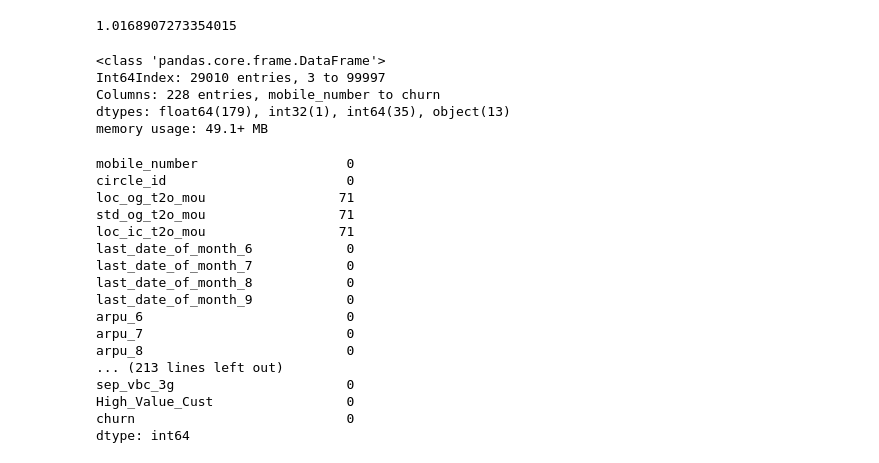
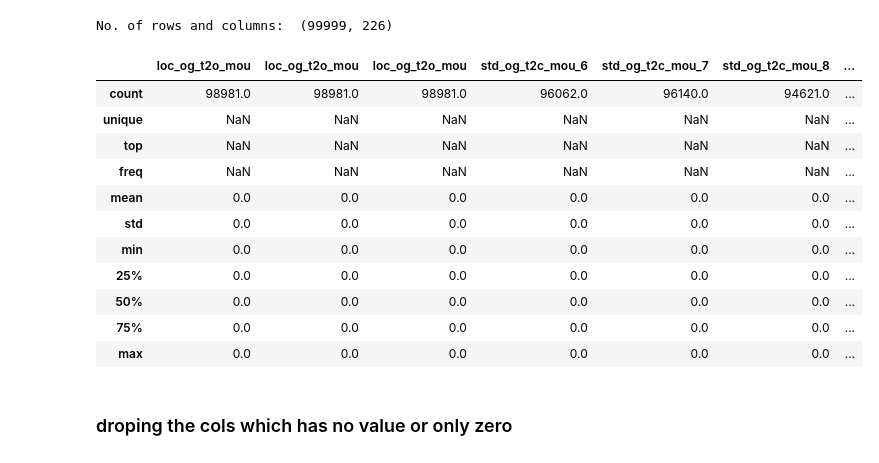
Before and after one commit to datarpita/PythonWorkspace, a Jupyter notebook: PCA/TelecomChurnCaseStudy/TelecomCaseStudy_v1.ipynb, the cells around one changed output. Cells and saved outputs as stored; diff of their text form; code cells hidden in the pictures.

```diff
--- a/PCA/TelecomChurnCaseStudy/TelecomCaseStudy_v1.ipynb
+++ b/PCA/TelecomChurnCaseStudy/TelecomCaseStudy_v1.ipynb
@@ -89,33 +13,24 @@ Name: churn, dtype: float64
-# %%
-# Percentage of churn cases
-telecom_high_val_cust_df['churn'].sum()/telecom_high_val_cust_df['churn'].count()*100
-# %% [output]
-1.0168907273354015
-# %%
-telecom_high_val_cust_df.info()
-# %% [output]
-<class 'pandas.core.frame.DataFrame'>
-Int64Index: 29010 entries, 3 to 99997
-Columns: 228 entries, mobile_number to churn
-dtypes: float64(179), int32(1), int64(35), object(13)
-memory usage: 49.1+ MB
-# %%
-telecom_high_val_cust_df.isnull().sum()
-# %% [output]
-mobile_number                   0
-circle_id                       0
-loc_og_t2o_mou                 71
-std_og_t2o_mou                 71
-loc_ic_t2o_mou                 71
-last_date_of_month_6            0
-last_date_of_month_7            0
-last_date_of_month_8            0
-last_date_of_month_9            0
-arpu_6                          0
-arpu_7                          0
-arpu_8                          0
-... (213 lines left out)
-sep_vbc_3g                      0
-High_Value_Cust                 0
-churn                           0
-dtype: int64
+# %%
+print('No. of rows and columns: ',telecom_orig_df.shape)
+# %% [output]
+No. of rows and columns:  (99999, 226)
+# %%
+temp_df = telecom_orig_df.describe(include="all")
+# %%
+empty_cols = ['loc_og_t2o_mou','loc_og_t2o_mou','loc_og_t2o_mou','std_og_t2c_mou_6','std_og_t2c_mou_7','std_og_t2c_mou_8','std_og_t2c_mou_9','std_ic_t2o_mou_6','std_ic_t2o_mou_7','std_ic_t2o_mou_8','std_ic_t2o_mou_8','loc_og_t2o_mou','loc_og_t2o_mou']
+temp_df[empty_cols]
+# %% [output]
+|  | loc_og_t2o_mou | loc_og_t2o_mou | loc_og_t2o_mou | std_og_t2c_mou_6 | std_og_t2c_mou_7 | std_og_t2c_mou_8 | ... |
+| count | 98981.0 | 98981.0 | 98981.0 | 96062.0 | 96140.0 | 94621.0 | ... |
+| unique | NaN | NaN | NaN | NaN | NaN | NaN | ... |
+| top | NaN | NaN | NaN | NaN | NaN | NaN | ... |
+| freq | NaN | NaN | NaN | NaN | NaN | NaN | ... |
+| mean | 0.0 | 0.0 | 0.0 | 0.0 | 0.0 | 0.0 | ... |
+| std | 0.0 | 0.0 | 0.0 | 0.0 | 0.0 | 0.0 | ... |
+| min | 0.0 | 0.0 | 0.0 | 0.0 | 0.0 | 0.0 | ... |
+| 25% | 0.0 | 0.0 | 0.0 | 0.0 | 0.0 | 0.0 | ... |
+| 50% | 0.0 | 0.0 | 0.0 | 0.0 | 0.0 | 0.0 | ... |
+| 75% | 0.0 | 0.0 | 0.0 | 0.0 | 0.0 | 0.0 | ... |
+| max | 0.0 | 0.0 | 0.0 | 0.0 | 0.0 | 0.0 | ... |
+# %% [markdown]
+### droping the cols which has no value or only zero
```
Also changed, not shown: parts of 50 cells of this notebook, 2 other files.
